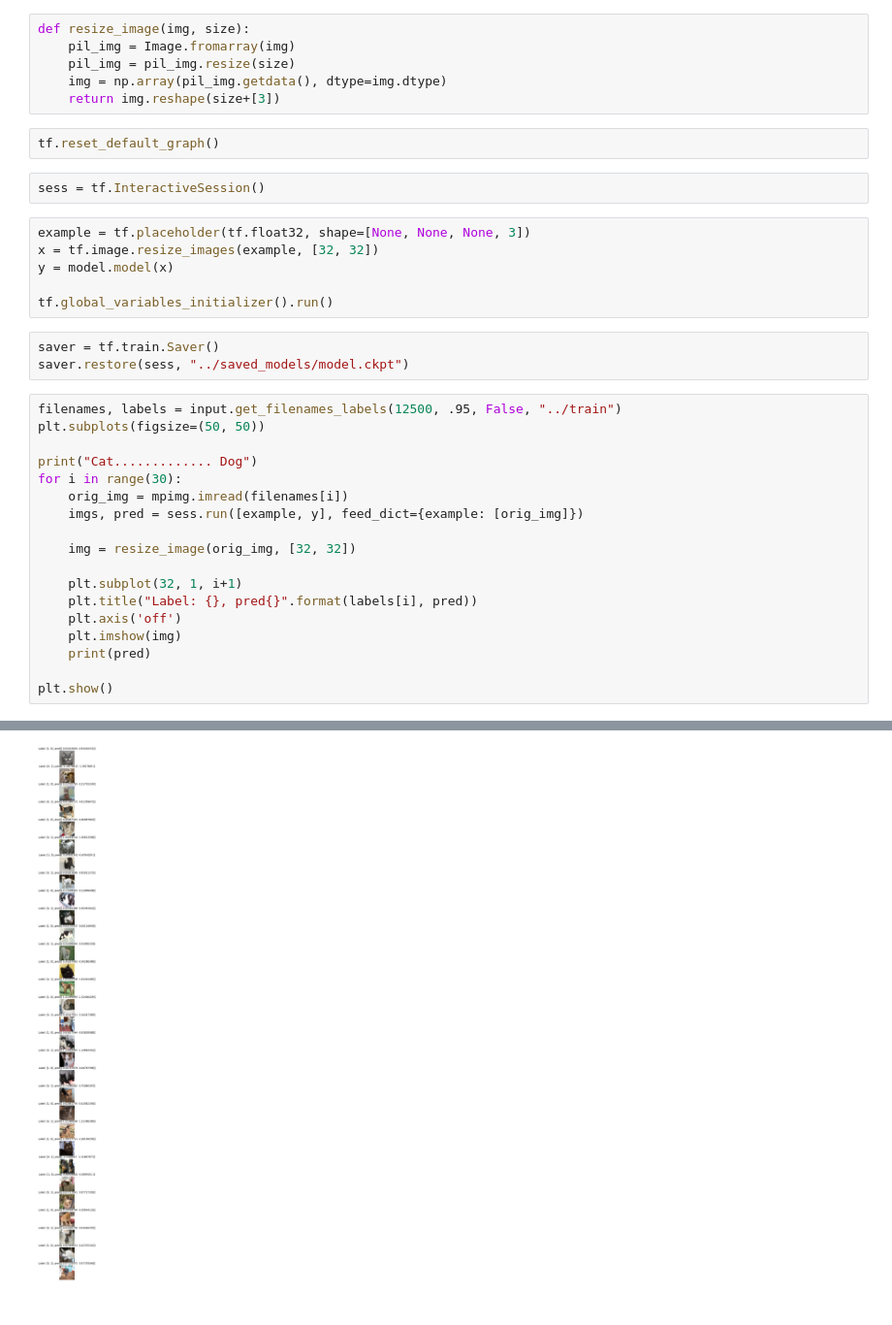
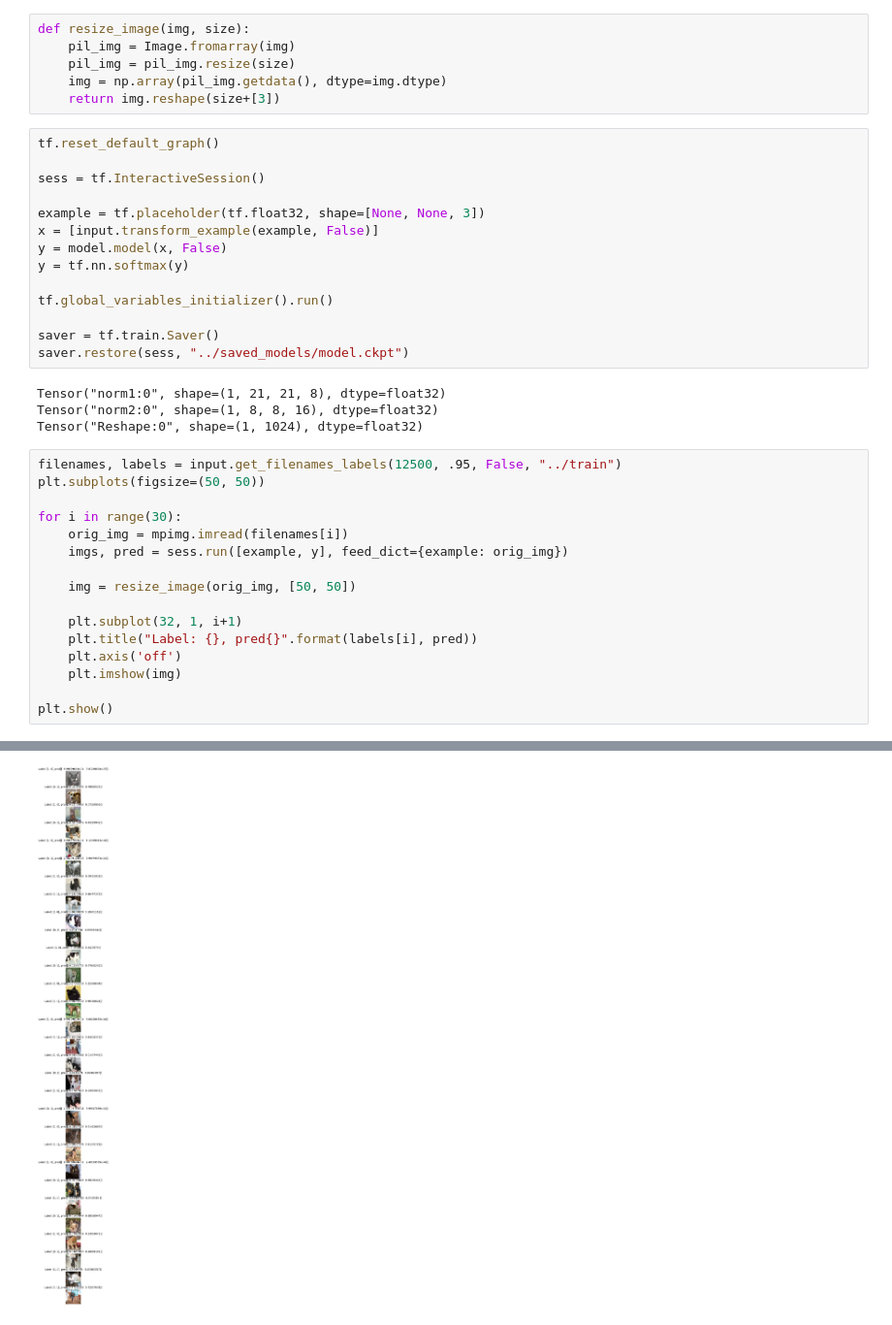
Before and after one commit to wichersn/kaggle_cat_dog_recognize_tf, a Jupyter notebook: visualize_predictions.ipynb, the cells around one changed output, grey strips where cells are left out. Shown at 97% size. Cells and saved outputs as stored; diff of their text form.

```diff
--- a/visualize_predictions.ipynb
+++ b/visualize_predictions.ipynb
@@ -13,35 +13,38 @@ def resize_image(img, size):
     pil_img = pil_img.resize(size)
     img = np.array(pil_img.getdata(), dtype=img.dtype)
     return img.reshape(size+[3])
-# %%
-tf.reset_default_graph()
-# %%
-sess = tf.InteractiveSession()
 # %%
-example = tf.placeholder(tf.float32, shape=[None, None, None, 3])
-x = tf.image.resize_images(example, [32, 32])
-y = model.model(x)
+tf.reset_default_graph()
+
+sess = tf.InteractiveSession()
+
+example = tf.placeholder(tf.float32, shape=[None, None, 3])
+x = [input.transform_example(example, False)]
+y = model.model(x, False)
+y = tf.nn.softmax(y)
 
 tf.global_variables_initializer().run()
+
+saver = tf.train.Saver()
+saver.restore(sess, "../saved_models/model.ckpt")
+# %% [output]
+Tensor("norm1:0", shape=(1, 21, 21, 8), dtype=float32)
+Tensor("norm2:0", shape=(1, 8, 8, 16), dtype=float32)
+Tensor("Reshape:0", shape=(1, 1024), dtype=float32)
-# %%
-saver = tf.train.Saver()
-saver.restore(sess, "../saved_models/model.ckpt")
 # %%
 filenames, labels = input.get_filenames_labels(12500, .95, False, "../train")
 plt.subplots(figsize=(50, 50))
 
-print("Cat............. Dog")
 for i in range(30):
     orig_img = mpimg.imread(filenames[i])
-    imgs, pred = sess.run([example, y], feed_dict={example: [orig_img]})
+    imgs, pred = sess.run([example, y], feed_dict={example: orig_img})
 
-    img = resize_image(orig_img, [32, 32])
+    img = resize_image(orig_img, [50, 50])
 
     plt.subplot(32, 1, i+1)
     plt.title("Label: {}, pred{}".format(labels[i], pred))
     plt.axis('off')
     plt.imshow(img)
-    print(pred)
 
 plt.show()
 # %% [output]
@@ -65 +51 @@ Cat............. Dog
-[figure, old version]
+[figure, new version]
```
Also changed, not shown: parts of 6 cells of this notebook, 3 other files.
